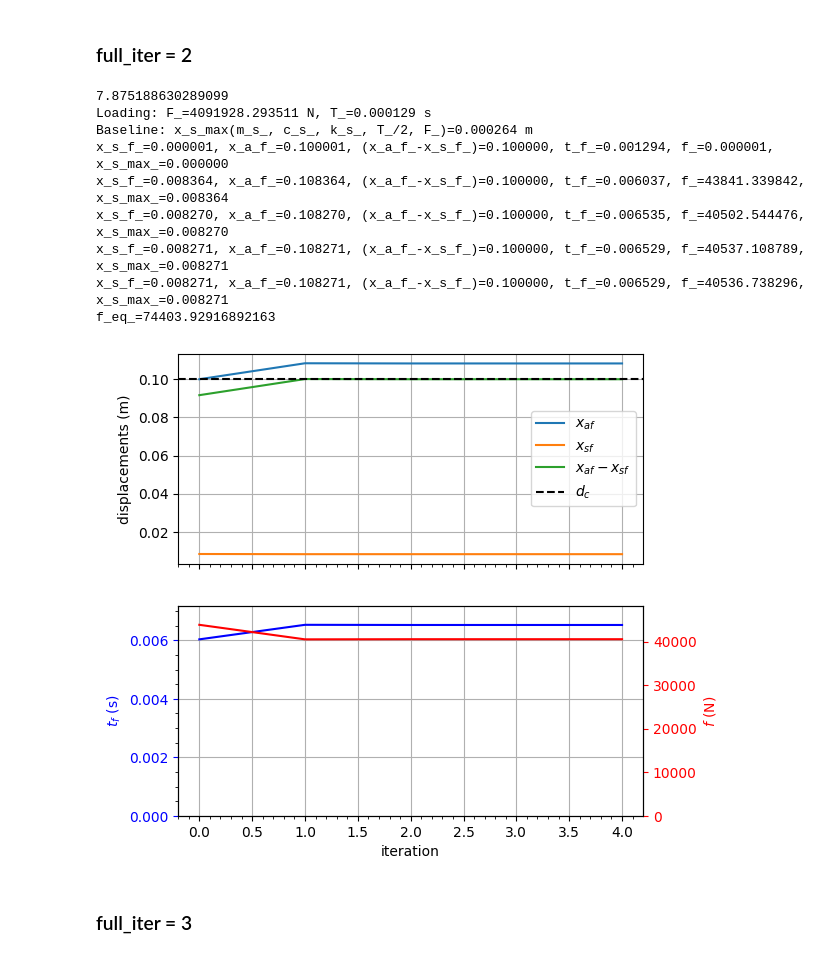
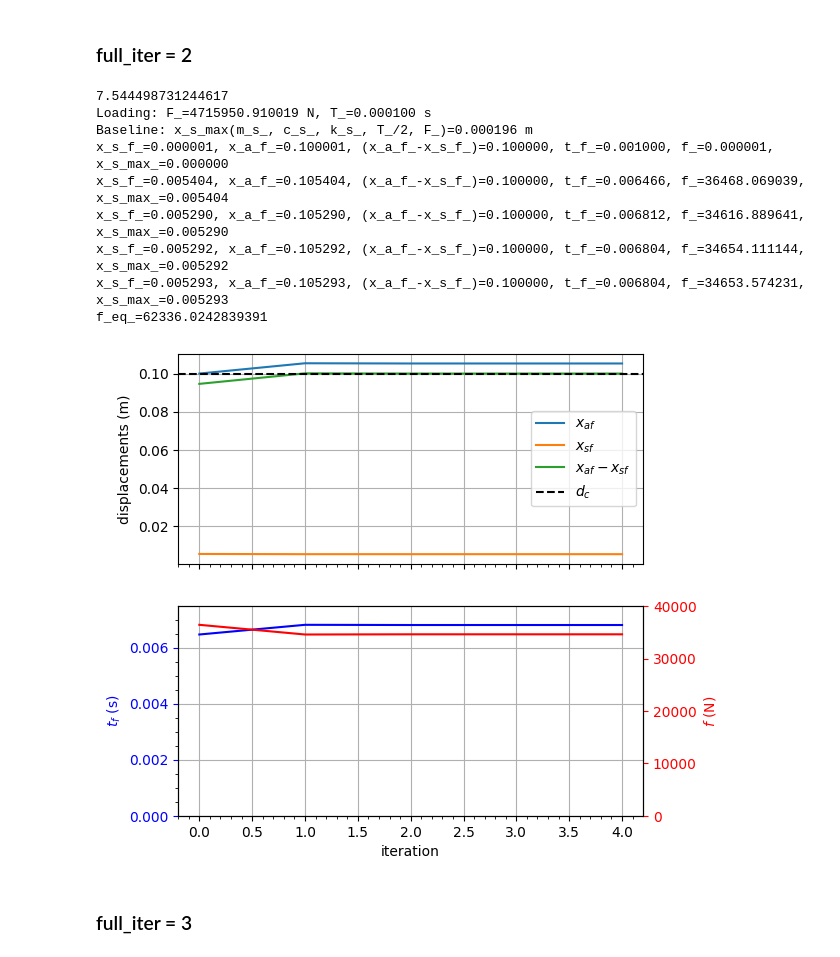
Before and after one commit to carloshernangarrido/optimization_simple_plastic, a Jupyter notebook: analytic.ipynb, the cells around one changed output. Cells and saved outputs as stored; diff of their text form; code cells hidden in the pictures.

```diff
--- a/analytic.ipynb
+++ b/analytic.ipynb
@@ -1021,24 +1206,24 @@ f_eq_=17598.50869974403
 # %%
 n_iter = 5
 
-m_s_ = 25.0430  # kg
-k_s_ = 1057961.3755 # N/m
-c_s_ = 9703.7007  # Ns/m
+m_s_ = 23.9722  # kg
+k_s_ = 1029375.9017 # N/m
+c_s_ = 9813.3127  # Ns/m
 
 
 brick_area = 0.84*0.3
 
-T_ = 0.00013248656583963347  # s
-F_ = 4159064.5658805156  # N
+T_ = 0.0001  # s
+F_ = 4728966.890786231  # N
 
 x_s_max_hf = 0.027915414910998734  # m
 
-m_a_ = 7.910814059661581  # kg
+m_a_ = 7.56060744556054  # kg
 print(m_a_)
 
 d_c_ = 0.10
 
-phi_eq = 1.692256412802042
+phi_eq = 1.6927489056533587
 
 # Assuming the loading is a triangle, duration must be halved because x_s_max assumes a rectangular pulse
 print(f'Loading: {F_=:4f} N, {T_=:4f} s')
@@ -1070,50 +1255,51 @@ f_eq_=69024.81976558256
 # %%
 n_iter = 5
 
-m_s_ = 31.7429  # kg
-k_s_ = 3708614.2024 # N/m
-c_s_ = 16819.0870  # Ns/m
+m_s_ = 27.3834  # kg
+k_s_ = 5220553.7520 # N/m
+c_s_ = 23867.2890  # Ns/m
 
 
 brick_area = 0.84*0.3
 
-T_ = 0.000129364752771688  # s
-F_ = 4091928.2935113907  # N
+T_ = 0.0001  # s
+F_ = 4715950.9100190075  # N
 
-x_s_max_hf = 0.011052982403273988  # m
+x_s_max_hf = 0.012423658283643342  # m
 
-m_a_ = 7.875188630289099  # kg
+m_a_ = 7.544498731244617  # kg
+
 print(m_a_)
 
 d_c_ = 0.10
 
-phi_eq = 1.8354678011326788
+phi_eq = 1.7988496242799237
 
 # Assuming the loading is a triangle, duration must be halved because x_s_max assumes a rectangular pulse
 print(f'Loading: {F_=:4f} N, {T_=:4f} s')
 print(f'Baseline: {x_s_max(m_s_, c_s_, k_s_, T_/2, F_)=:4f} m')
 
 # Call iterative optimization
 x_s_f_list, x_a_f_list, t_f_list, f_list, x_s_max_ = iter_opt(n_iter, k_s_, c_s_, m_s_, F_, T_, m_a_, d_c_)
 
 # Convert to equivalent yield force
 f_eq_ = phi_eq * f_list[-1]
 print(f'{f_eq_=}')
 
 full_iters_mean_press_6mm4_12kg6.append(FullIter(k_s_, m_s_, c_s_, brick_area, F_, T_, m_a_, d_c_, x_s_max_hf,
                                      IterOptResults(x_s_f_list, x_a_f_list, t_f_list, f_list, x_s_max_), f_eq_))
 full_iters_mean_press_6mm4_12kg6[-1].iter_opt_results.plot(d_c_)
 # %% [output]
-7.875188630289099
-Loading: F_=4091928.293511 N, T_=0.000129 s
-Baseline: x_s_max(m_s_, c_s_, k_s_, T_/2, F_)=0.000264 m
-x_s_f_=0.000001, x_a_f_=0.100001, (x_a_f_-x_s_f_)=0.100000, t_f_=0.001294, f_=0.000001, x_s_max_=0.000000
-x_s_f_=0.008364, x_a_f_=0.108364, (x_a_f_-x_s_f_)=0.100000, t_f_=0.006037, f_=43841.339842, x_s_max_=0.008364
-x_s_f_=0.008270, x_a_f_=0.108270, (x_a_f_-x_s_f_)=0.100000, t_f_=0.006535, f_=40502.544476, x_s_max_=0.008270
-x_s_f_=0.008271, x_a_f_=0.108271, (x_a_f_-x_s_f_)=0.100000, t_f_=0.006529, f_=40537.108789, x_s_max_=0.008271
-x_s_f_=0.008271, x_a_f_=0.108271, (x_a_f_-x_s_f_)=0.100000, t_f_=0.006529, f_=40536.738296, x_s_max_=0.008271
-f_eq_=74403.92916892163
+7.544498731244617
+Loading: F_=4715950.910019 N, T_=0.000100 s
+Baseline: x_s_max(m_s_, c_s_, k_s_, T_/2, F_)=0.000196 m
+x_s_f_=0.000001, x_a_f_=0.100001, (x_a_f_-x_s_f_)=0.100000, t_f_=0.001000, f_=0.000001, x_s_max_=0.000000
+x_s_f_=0.005404, x_a_f_=0.105404, (x_a_f_-x_s_f_)=0.100000, t_f_=0.006466, f_=36468.069039, x_s_max_=0.005404
+x_s_f_=0.005290, x_a_f_=0.105290, (x_a_f_-x_s_f_)=0.100000, t_f_=0.006812, f_=34616.889641, x_s_max_=0.005290
+x_s_f_=0.005292, x_a_f_=0.105292, (x_a_f_-x_s_f_)=0.100000, t_f_=0.006804, f_=34654.111144, x_s_max_=0.005292
+x_s_f_=0.005293, x_a_f_=0.105293, (x_a_f_-x_s_f_)=0.100000, t_f_=0.006804, f_=34653.574231, x_s_max_=0.005293
+f_eq_=62336.0242839391
-[figure, old version]
+[figure, new version]
 # %% [markdown]
 ### full_iter = 3
 # %%
```
Also changed, not shown: parts of 15 cells of this notebook, 23 other files.
